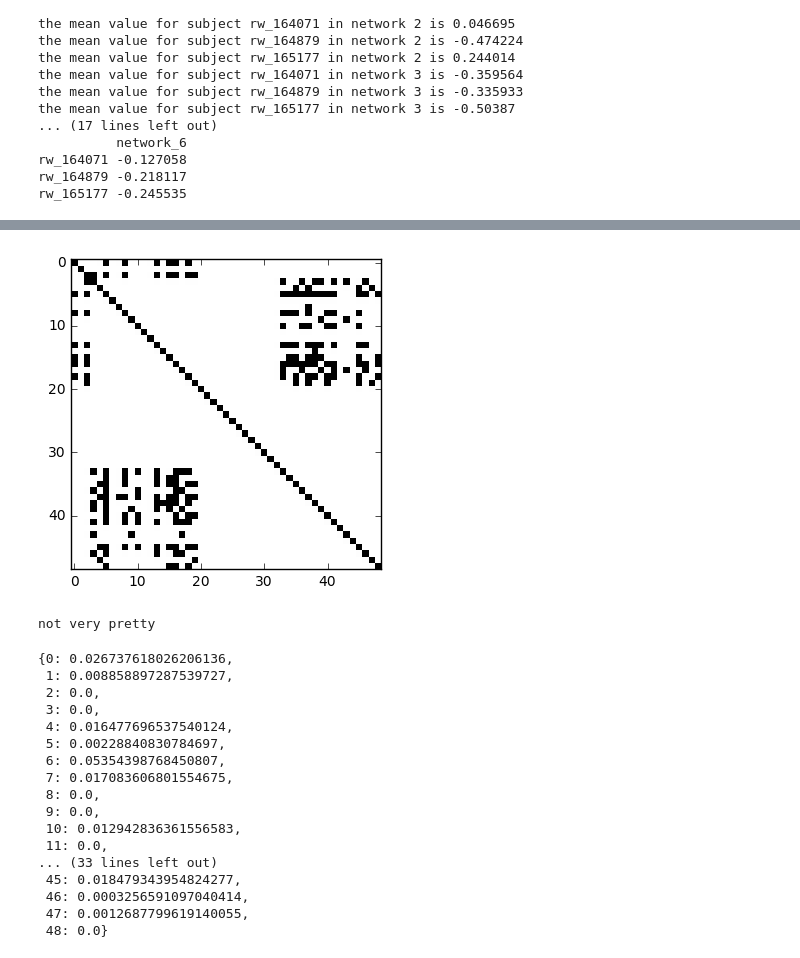
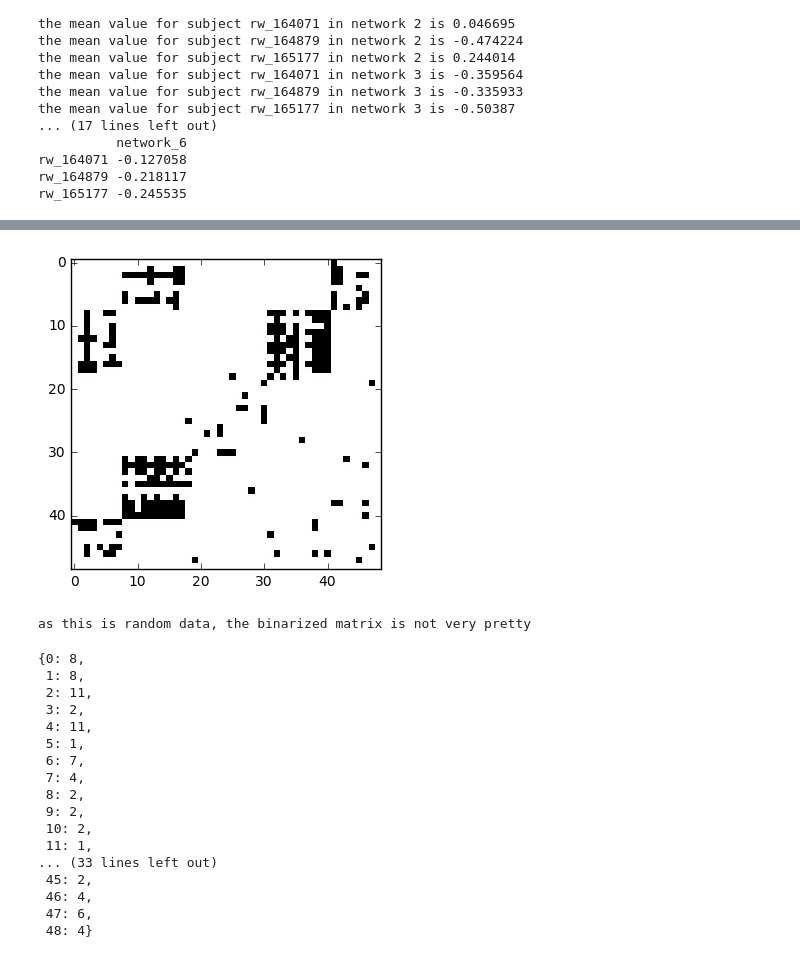
Before and after one commit to isalalves/pycourse, a Jupyter notebook: PyDemo.ipynb, the cells around one changed output, grey strips where cells are left out. Drawn from its saved outputs; the diff is of its cells as text; code cells hidden in the pictures.

```diff
--- a/PyDemo.ipynb
+++ b/PyDemo.ipynb
@@ -368,6 +359,8 @@ def partial_corr(C):
     return P_corr
 
 pc_mtx = partial_corr(mtx)
+for i in range(49):
+    pc_mtx[i][i] = diag[0]
 
 print('now here\'s the new matrix!')
 pyplot.imshow(pc_mtx,
@@ -431,50 +399,52 @@ the participation coefficeint for network 5 is 0.161274302921
 # %%
-## of course, we don't have to do this manually. There are
-## specialized python functions that do the dirty work for you
+## We could do the graph theory metrics by hand, but we don't
+## have to. There are specialized python functions that do the
+## dirty work for you for almost anything you could think of,
+## and graph theory is no exception
 
 ## first lets convert this to a binarized matrix where we save
 ## only the top 10% of connections
 
 flat = np.tril(pc_mtx).flatten()
 flat = [abs(x) for x in flat]
 top_no = int(len(flat) * 0.90)
 top_10 = sorted(flat)[top_no]
 bin_mtx = np.full((49,49),np.nan)
 for i in range(49):
     for j in range(49):
         if pc_mtx[i][j] > top_10:
             bin_mtx[i][j] = 1
         else:
             bin_mtx[i][j] = 0
 nbin_mtx = bin_mtx[:, naxis][naxis]
 pyplot.imshow(nbin_mtx,
               cmap="Greys",
               interpolation="none")
 pyplot.show()
-print('not very pretty')
+print('as this is random data, the binarized matrix is not very pretty')
 
 # but assuming we had a real matrix it would look better
 # Lets run some graph metrix. Choose your poison
 
 G = nx.from_numpy_matrix(bin_mtx)
-nx.betweenness_centrality(G)
+nx.degree(G)
 # %% [output]
-[figure, old version]
+[figure, new version]
-not very pretty
+as this is random data, the binarized matrix is not very pretty
-{0: 0.026737618026206136,
- 1: 0.008858897287539727,
- 2: 0.0,
- 3: 0.0,
- 4: 0.016477696537540124,
- 5: 0.00228840830784697,
- 6: 0.05354398768450807,
- 7: 0.017083606801554675,
- 8: 0.0,
- 9: 0.0,
- 10: 0.012942836361556583,
- 11: 0.0,
+{0: 8,
+ 1: 8,
+ 2: 11,
+ 3: 2,
+ 4: 11,
+ 5: 1,
+ 6: 7,
+ 7: 4,
+ 8: 2,
+ 9: 2,
+ 10: 2,
+ 11: 1,
 ... (33 lines left out)
- 45: 0.018479343954824277,
- 46: 0.0003256591097040414,
- 47: 0.0012687799619140055,
- 48: 0.0}
+ 45: 2,
+ 46: 4,
+ 47: 6,
+ 48: 4}
```
Also changed, not shown: parts of 24 cells of this notebook, 8 other files.
